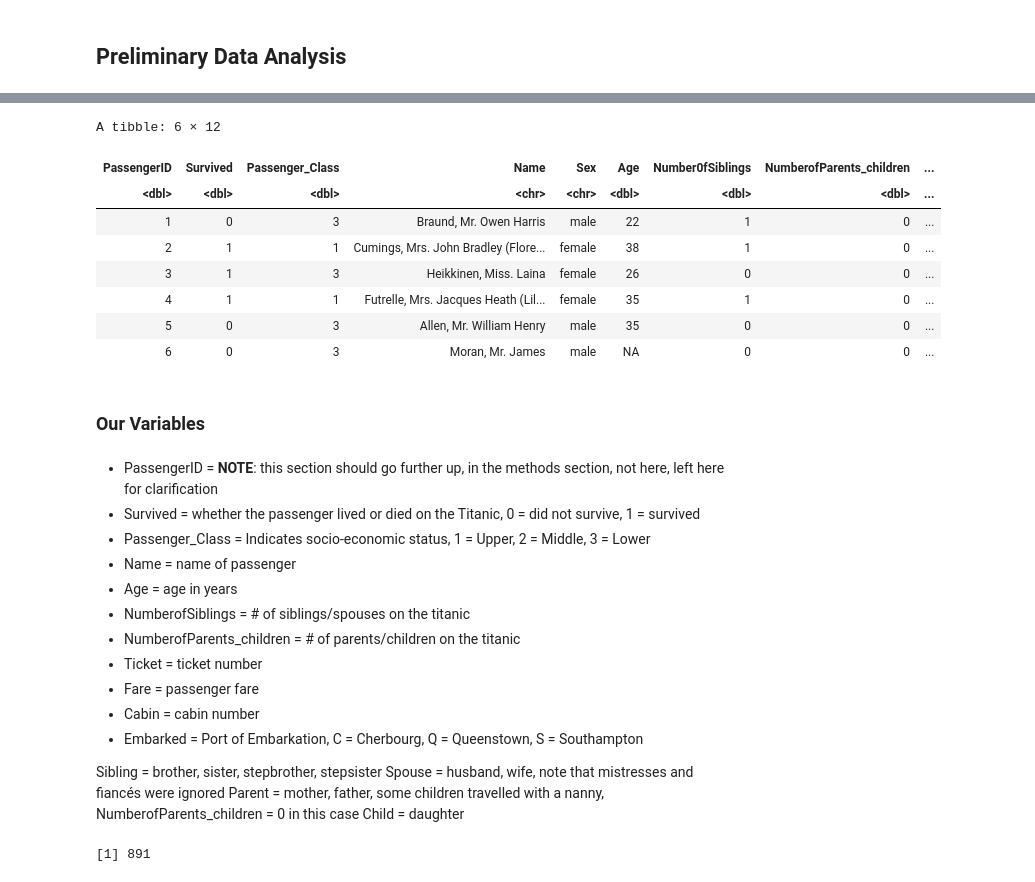
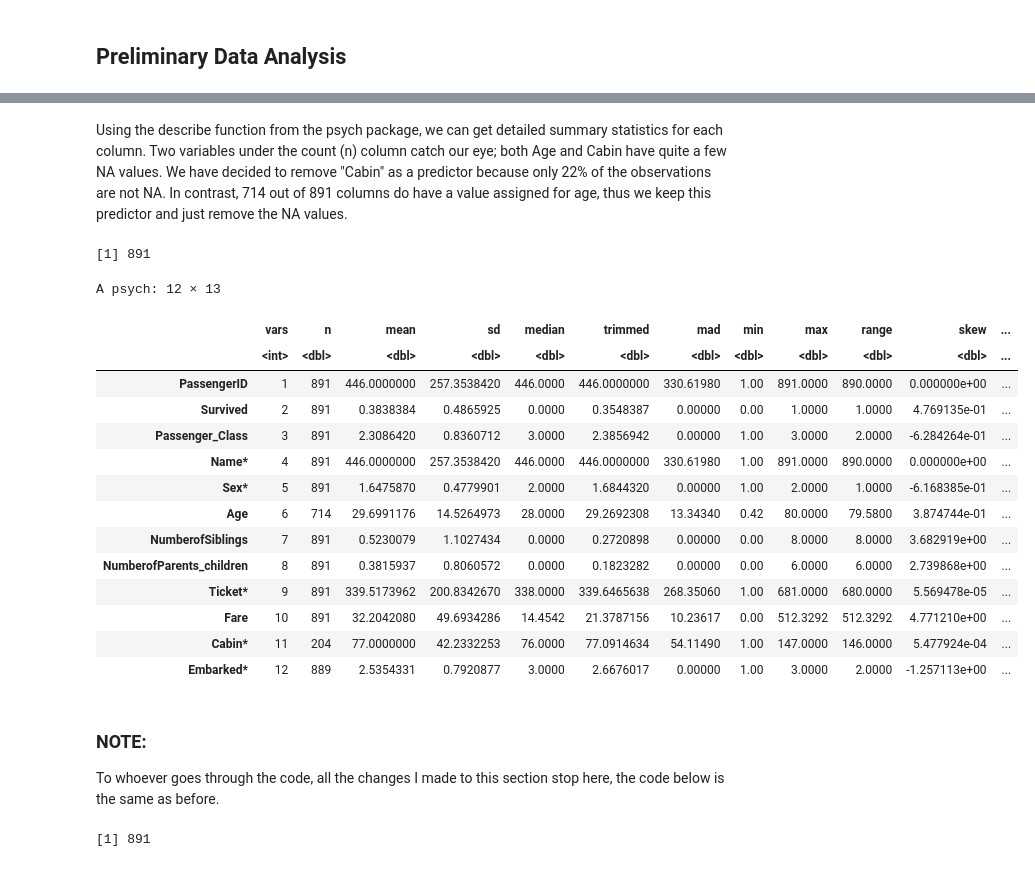
Before and after one commit to zhang17s/DSCI-100-Group-Project-, a Jupyter notebook: Proposal.ipynb, the cells around one changed output, grey strips where cells are left out. Drawn from its saved outputs; the diff is of its cells as text; code cells hidden in the pictures.

Commit message:
Changed Intro & part of the code under "preliminary Data analysis"

```diff
--- a/Proposal.ipynb
+++ b/Proposal.ipynb
@@ -67,36 +103,30 @@ A tibble: 6 × 12
-# %%
-colnames(boat_data) = c("PassengerID", "Survived", "Passenger_Class", "Name", "Sex", "Age", "NumberofSiblings",
-                                 "NumberofParents_children", "Ticket", "Fare", "Cabin", "Embarked")
-head(boat_data)
-# %% [output]
-A tibble: 6 × 12
-| PassengerID | Survived | Passenger_Class | Name | Sex | Age | Number0fSiblings | NumberofParents_children | ... |
-| <dbl> | <dbl> | <dbl> | <chr> | <chr> | <dbl> | <dbl> | <dbl> | ... |
-| 1 | 0 | 3 | Braund, Mr. Owen Harris | male | 22 | 1 | 0 | ... |
-| 2 | 1 | 1 | Cumings, Mrs. John Bradley (Flore... | female | 38 | 1 | 0 | ... |
-| 3 | 1 | 3 | Heikkinen, Miss. Laina | female | 26 | 0 | 0 | ... |
-| 4 | 1 | 1 | Futrelle, Mrs. Jacques Heath (Lil... | female | 35 | 1 | 0 | ... |
-| 5 | 0 | 3 | Allen, Mr. William Henry | male | 35 | 0 | 0 | ... |
-| 6 | 0 | 3 | Moran, Mr. James | male | NA | 0 | 0 | ... |
-# %% [markdown]
-### Our Variables
-# %% [markdown]
-- PassengerID = **NOTE**: this section should go further up, in the methods section, not here, left here for clarification
-- Survived = whether the passenger lived or died on the Titanic, 0 = did not survive, 1 = survived
-- Passenger_Class = Indicates socio-economic status, 1 = Upper, 2 = Middle, 3 = Lower
-- Name = name of passenger
-- Age = age in years
-- NumberofSiblings = # of siblings/spouses on the titanic
-- NumberofParents_children = # of parents/children on the titanic
-- Ticket = ticket number
-- Fare = passenger fare
-- Cabin = cabin number
-- Embarked = Port of Embarkation, C = Cherbourg, Q = Queenstown, S = Southampton
-
-Sibling = brother, sister, stepbrother, stepsister
-Spouse = husband, wife, note that mistresses and fiancés were ignored
-Parent = mother, father, some children travelled with a nanny, NumberofParents_children = 0 in this case
-Child = daughter
+# %% [markdown]
+Using the describe function from the psych package, we can get detailed summary statistics for each column. Two variables under the count (n) column catch our eye; both Age and Cabin have quite a few NA values. We have decided to remove "Cabin" as a predictor because only 22% of the observations are not NA. In contrast, 714 out of 891 columns do have a value assigned for age, thus we keep this predictor and just remove the NA values.
+# %%
+nrow(boat_data)
+# %% [output]
+[1] 891
+# %%
+describe(boat_data)
+# %% [output]
+A psych: 12 × 13
+|  | vars | n | mean | sd | median | trimmed | mad | min | max | range | skew | ... |
+|  | <int> | <dbl> | <dbl> | <dbl> | <dbl> | <dbl> | <dbl> | <dbl> | <dbl> | <dbl> | <dbl> | ... |
+| PassengerID | 1 | 891 | 446.0000000 | 257.3538420 | 446.0000 | 446.0000000 | 330.61980 | 1.00 | 891.0000 | 890.0000 | 0.000000e+00 | ... |
+| Survived | 2 | 891 | 0.3838384 | 0.4865925 | 0.0000 | 0.3548387 | 0.00000 | 0.00 | 1.0000 | 1.0000 | 4.769135e-01 | ... |
+| Passenger_Class | 3 | 891 | 2.3086420 | 0.8360712 | 3.0000 | 2.3856942 | 0.00000 | 1.00 | 3.0000 | 2.0000 | -6.284264e-01 | ... |
+| Name* | 4 | 891 | 446.0000000 | 257.3538420 | 446.0000 | 446.0000000 | 330.61980 | 1.00 | 891.0000 | 890.0000 | 0.000000e+00 | ... |
+| Sex* | 5 | 891 | 1.6475870 | 0.4779901 | 2.0000 | 1.6844320 | 0.00000 | 1.00 | 2.0000 | 1.0000 | -6.168385e-01 | ... |
+| Age | 6 | 714 | 29.6991176 | 14.5264973 | 28.0000 | 29.2692308 | 13.34340 | 0.42 | 80.0000 | 79.5800 | 3.874744e-01 | ... |
+| NumberofSiblings | 7 | 891 | 0.5230079 | 1.1027434 | 0.0000 | 0.2720898 | 0.00000 | 0.00 | 8.0000 | 8.0000 | 3.682919e+00 | ... |
+| NumberofParents_children | 8 | 891 | 0.3815937 | 0.8060572 | 0.0000 | 0.1823282 | 0.00000 | 0.00 | 6.0000 | 6.0000 | 2.739868e+00 | ... |
+| Ticket* | 9 | 891 | 339.5173962 | 200.8342670 | 338.0000 | 339.6465638 | 268.35060 | 1.00 | 681.0000 | 680.0000 | 5.569478e-05 | ... |
+| Fare | 10 | 891 | 32.2042080 | 49.6934286 | 14.4542 | 21.3787156 | 10.23617 | 0.00 | 512.3292 | 512.3292 | 4.771210e+00 | ... |
+| Cabin* | 11 | 204 | 77.0000000 | 42.2332253 | 76.0000 | 77.0914634 | 54.11490 | 1.00 | 147.0000 | 146.0000 | 5.477924e-04 | ... |
+| Embarked* | 12 | 889 | 2.5354331 | 0.7920877 | 3.0000 | 2.6676017 | 0.00000 | 1.00 | 3.0000 | 2.0000 | -1.257113e+00 | ... |
+# %% [markdown]
+### NOTE:
+To whoever goes through the code, all the changes I made to this section stop here, the code below is the same as before.
 # %%
 #getting rid of PassengerId,Name, Embarked,Ticket and Cabin:
 boat_data_selected <- boat_data |>
```
Also changed, not shown: parts of 8 cells of this notebook.
